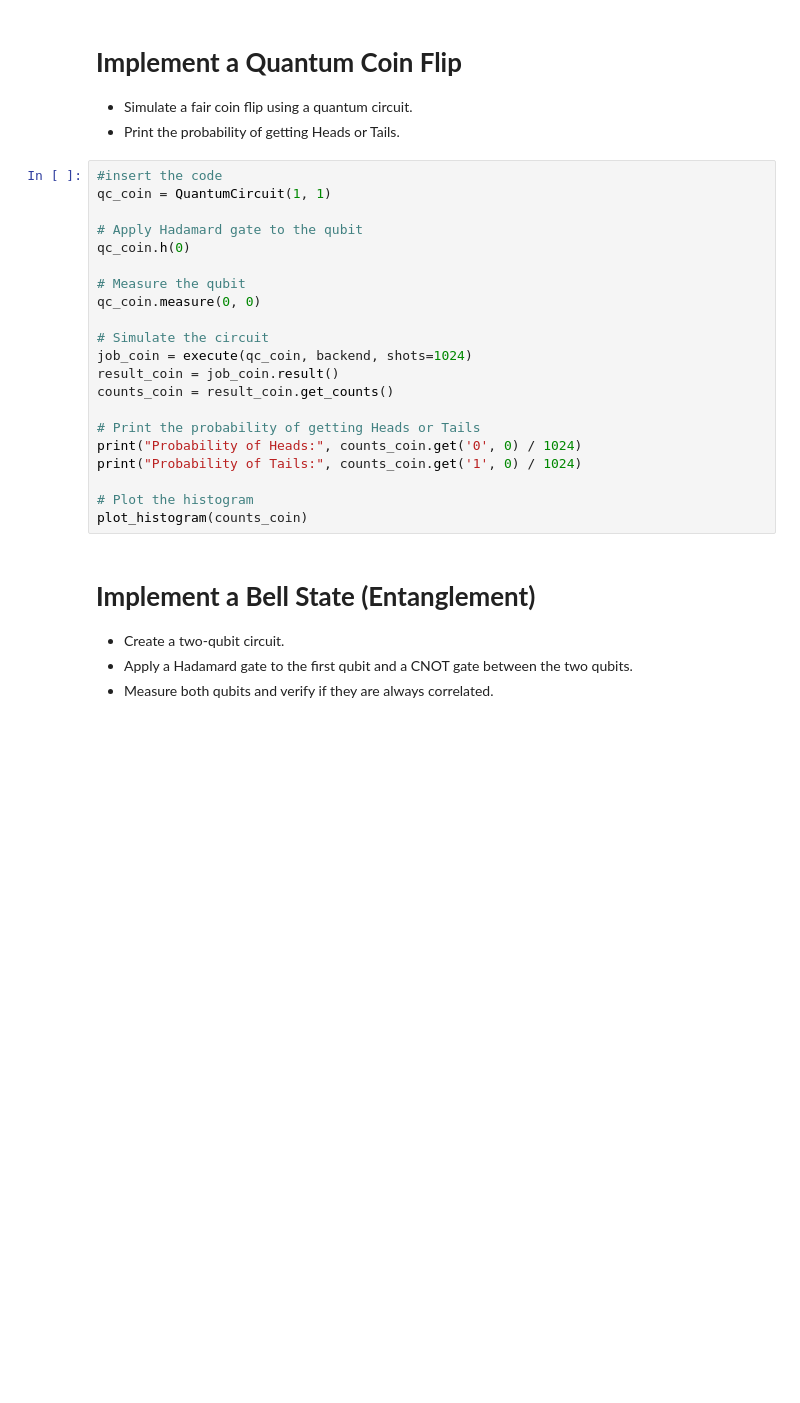
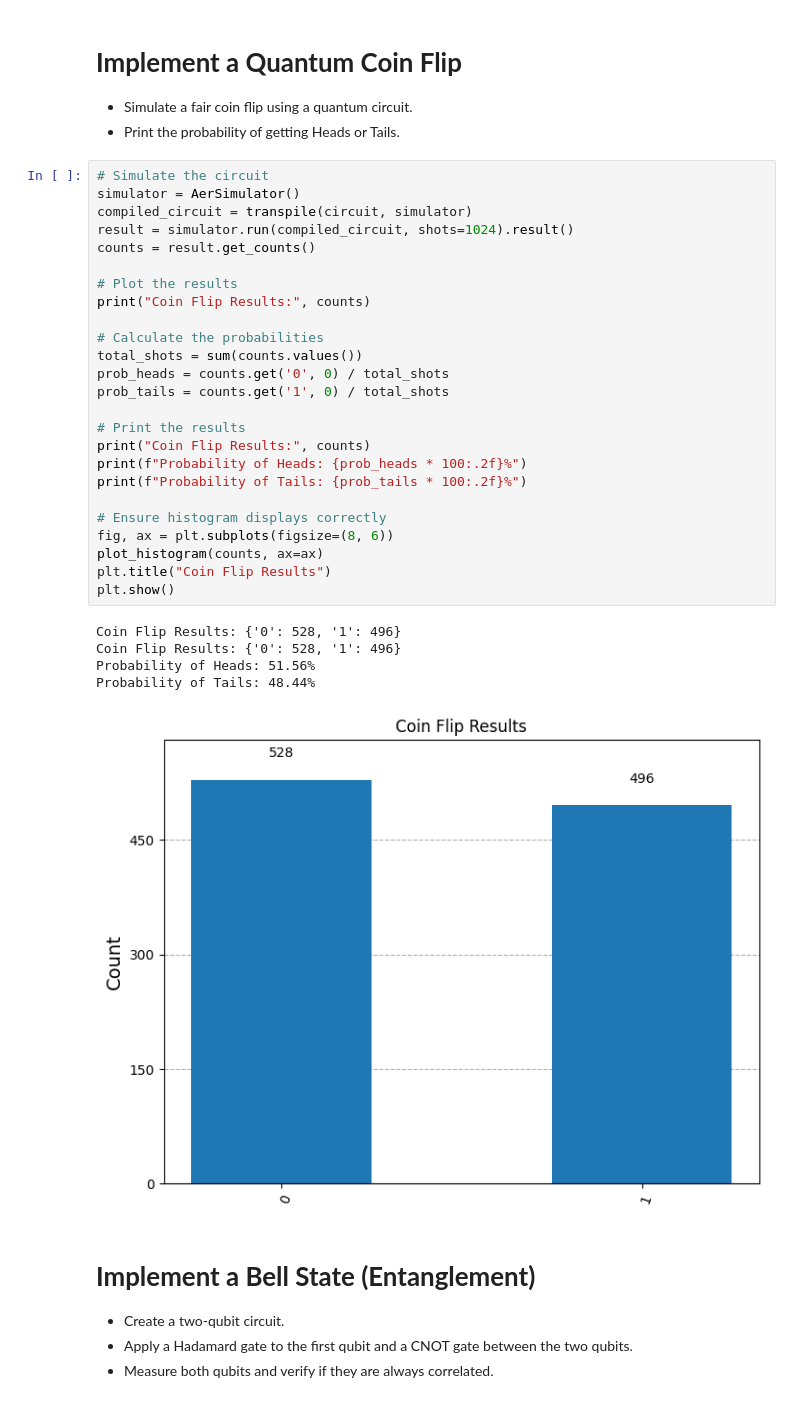
Before and after one commit to Tekleab15/Quntum_task1, a Jupyter notebook: Task_QC_Training.ipynb, the cells around one changed output. Cells and saved outputs as stored; diff of their text form; blank space fills up the shorter version.

```diff
--- a/Task_QC_Training.ipynb
+++ b/Task_QC_Training.ipynb
@@ -33,27 +48,37 @@ plot_histogram(counts)
 # **Implement a Quantum Coin Flip**
 - Simulate a fair coin flip using a quantum circuit.
 - Print the probability of getting Heads or Tails.
-# %%
-#insert the code
-qc_coin = QuantumCircuit(1, 1)
-
-# Apply Hadamard gate to the qubit
-qc_coin.h(0)
-
-# Measure the qubit
-qc_coin.measure(0, 0)
-
-# Simulate the circuit
-job_coin = execute(qc_coin, backend, shots=1024)
-result_coin = job_coin.result()
-counts_coin = result_coin.get_counts()
-
-# Print the probability of getting Heads or Tails
-print("Probability of Heads:", counts_coin.get('0', 0) / 1024)
-print("Probability of Tails:", counts_coin.get('1', 0) / 1024)
-
-# Plot the histogram
-plot_histogram(counts_coin)
+# %%
+# Simulate the circuit
+simulator = AerSimulator()
+compiled_circuit = transpile(circuit, simulator)
+result = simulator.run(compiled_circuit, shots=1024).result()
+counts = result.get_counts()
+
+# Plot the results
+print("Coin Flip Results:", counts)
+
+# Calculate the probabilities
+total_shots = sum(counts.values())
+prob_heads = counts.get('0', 0) / total_shots
+prob_tails = counts.get('1', 0) / total_shots
+
+# Print the results
+print("Coin Flip Results:", counts)
+print(f"Probability of Heads: {prob_heads * 100:.2f}%")
+print(f"Probability of Tails: {prob_tails * 100:.2f}%")
+
+# Ensure histogram displays correctly
+fig, ax = plt.subplots(figsize=(8, 6))
+plot_histogram(counts, ax=ax)
+plt.title("Coin Flip Results")
+plt.show()
+# %% [output]
+Coin Flip Results: {'0': 528, '1': 496}
+Coin Flip Results: {'0': 528, '1': 496}
+Probability of Heads: 51.56%
+Probability of Tails: 48.44%
+[figure, added]
 # %% [markdown]
 # **Implement a Bell State (Entanglement)**
 - Create a two-qubit circuit.
```
Also changed, not shown: parts of 5 cells of this notebook.
